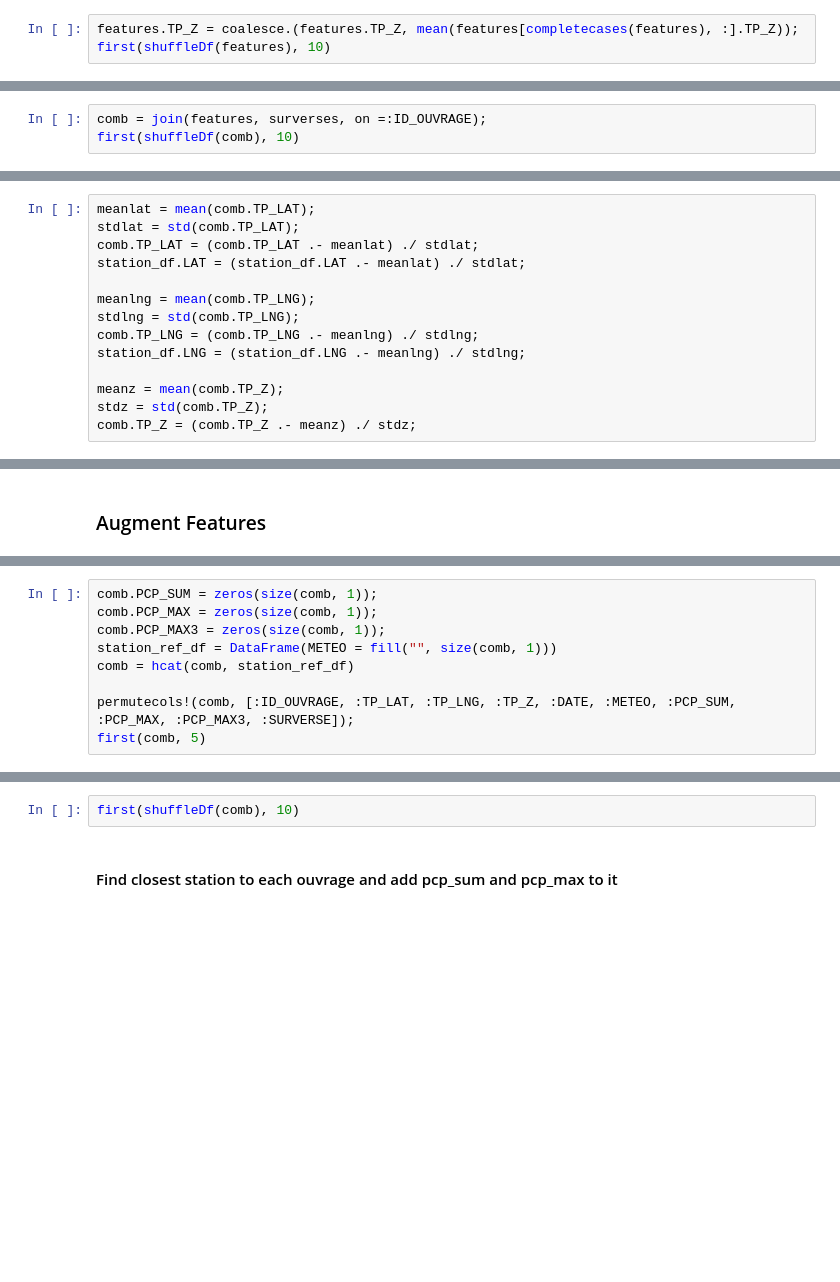
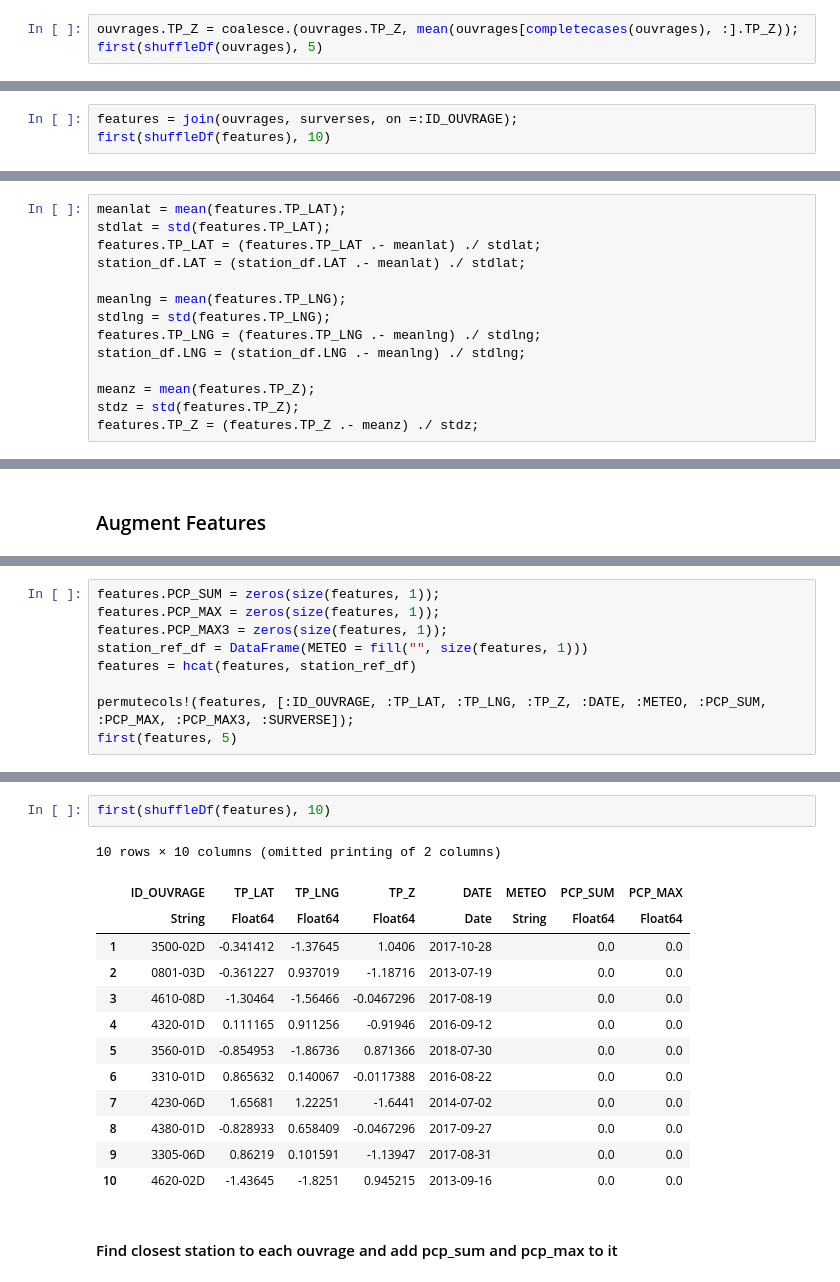
Before and after one commit to JeyzerMC/MTH3302-Project, a Jupyter notebook: Exploration_des_donnees.ipynb, the cells around one changed output, grey strips where cells are left out. Drawn from its saved outputs; the diff is of its cells as text; blank space fills up the shorter version.

```diff
--- a/Exploration_des_donnees.ipynb
+++ b/Exploration_des_donnees.ipynb
@@ -30,5 +50,5 @@ select!(features, [:ID_OUVRAGE, :TP_LAT, :TP_LNG, :TP_Z]);
 # %% [markdown]
 #### Replace missing Z index with mean
 # %%
-features.TP_Z = coalesce.(features.TP_Z, mean(features[completecases(features), :].TP_Z));
-first(shuffleDf(features), 10)
+ouvrages.TP_Z = coalesce.(ouvrages.TP_Z, mean(ouvrages[completecases(ouvrages), :].TP_Z));
+first(shuffleDf(ouvrages), 5)
@@ -188,3 +307,3 @@ plot(df_for_plot, x=:date, y=:value, Geom.line, color=:variable)
 # %%
-comb = join(features, surverses, on =:ID_OUVRAGE);
-first(shuffleDf(comb), 10)
+features = join(ouvrages, surverses, on =:ID_OUVRAGE);
+first(shuffleDf(features), 10)
@@ -210,18 +363,18 @@ station_df
 # %% [markdown]
 ### Standardize TP and station data
 # %%
-meanlat = mean(comb.TP_LAT);
-stdlat = std(comb.TP_LAT);
-comb.TP_LAT = (comb.TP_LAT .- meanlat) ./ stdlat;
+meanlat = mean(features.TP_LAT);
+stdlat = std(features.TP_LAT);
+features.TP_LAT = (features.TP_LAT .- meanlat) ./ stdlat;
 station_df.LAT = (station_df.LAT .- meanlat) ./ stdlat;
 
-meanlng = mean(comb.TP_LNG);
-stdlng = std(comb.TP_LNG);
-comb.TP_LNG = (comb.TP_LNG .- meanlng) ./ stdlng;
+meanlng = mean(features.TP_LNG);
+stdlng = std(features.TP_LNG);
+features.TP_LNG = (features.TP_LNG .- meanlng) ./ stdlng;
 station_df.LNG = (station_df.LNG .- meanlng) ./ stdlng;
 
-meanz = mean(comb.TP_Z);
-stdz = std(comb.TP_Z);
-comb.TP_Z = (comb.TP_Z .- meanz) ./ stdz;
+meanz = mean(features.TP_Z);
+stdz = std(features.TP_Z);
+features.TP_Z = (features.TP_Z .- meanz) ./ stdz;
 # %%
 station_df
@@ -232,9 +394,9 @@ station_df
 # %%
-comb.PCP_SUM = zeros(size(comb, 1));
-comb.PCP_MAX = zeros(size(comb, 1));
-comb.PCP_MAX3 = zeros(size(comb, 1));
-station_ref_df = DataFrame(METEO = fill("", size(comb, 1)))
-comb = hcat(comb, station_ref_df)
+features.PCP_SUM = zeros(size(features, 1));
+features.PCP_MAX = zeros(size(features, 1));
+features.PCP_MAX3 = zeros(size(features, 1));
+station_ref_df = DataFrame(METEO = fill("", size(features, 1)))
+features = hcat(features, station_ref_df)
 
-permutecols!(comb, [:ID_OUVRAGE, :TP_LAT, :TP_LNG, :TP_Z, :DATE, :METEO, :PCP_SUM, :PCP_MAX, :PCP_MAX3, :SURVERSE]);
-first(comb, 5)
+permutecols!(features, [:ID_OUVRAGE, :TP_LAT, :TP_LNG, :TP_Z, :DATE, :METEO, :PCP_SUM, :PCP_MAX, :PCP_MAX3, :SURVERSE]);
+first(features, 5)
@@ -241,5 +412,19 @@ first(comb, 5)
 # %%
-first(shuffleDf(comb), 10)
+first(shuffleDf(features), 10)
+# %% [output]
+10 rows × 10 columns (omitted printing of 2 columns)
+|  | ID_OUVRAGE | TP_LAT | TP_LNG | TP_Z | DATE | METEO | PCP_SUM | PCP_MAX |
+|  | String | Float64 | Float64 | Float64 | Date | String | Float64 | Float64 |
+| 1 | 3500-02D | -0.341412 | -1.37645 | 1.0406 | 2017-10-28 |  | 0.0 | 0.0 |
+| 2 | 0801-03D | -0.361227 | 0.937019 | -1.18716 | 2013-07-19 |  | 0.0 | 0.0 |
+| 3 | 4610-08D | -1.30464 | -1.56466 | -0.0467296 | 2017-08-19 |  | 0.0 | 0.0 |
+| 4 | 4320-01D | 0.111165 | 0.911256 | -0.91946 | 2016-09-12 |  | 0.0 | 0.0 |
+| 5 | 3560-01D | -0.854953 | -1.86736 | 0.871366 | 2018-07-30 |  | 0.0 | 0.0 |
+| 6 | 3310-01D | 0.865632 | 0.140067 | -0.0117388 | 2016-08-22 |  | 0.0 | 0.0 |
+| 7 | 4230-06D | 1.65681 | 1.22251 | -1.6441 | 2014-07-02 |  | 0.0 | 0.0 |
+| 8 | 4380-01D | -0.828933 | 0.658409 | -0.0467296 | 2017-09-27 |  | 0.0 | 0.0 |
+| 9 | 3305-06D | 0.86219 | 0.101591 | -1.13947 | 2017-08-31 |  | 0.0 | 0.0 |
+| 10 | 4620-02D | -1.43645 | -1.8251 | 0.945215 | 2013-09-16 |  | 0.0 | 0.0 |
 # %% [markdown]
 #### Find closest station to each ouvrage and add pcp_sum and pcp_max to it
 # %%
```
Also changed, not shown: parts of 60 cells of this notebook.
